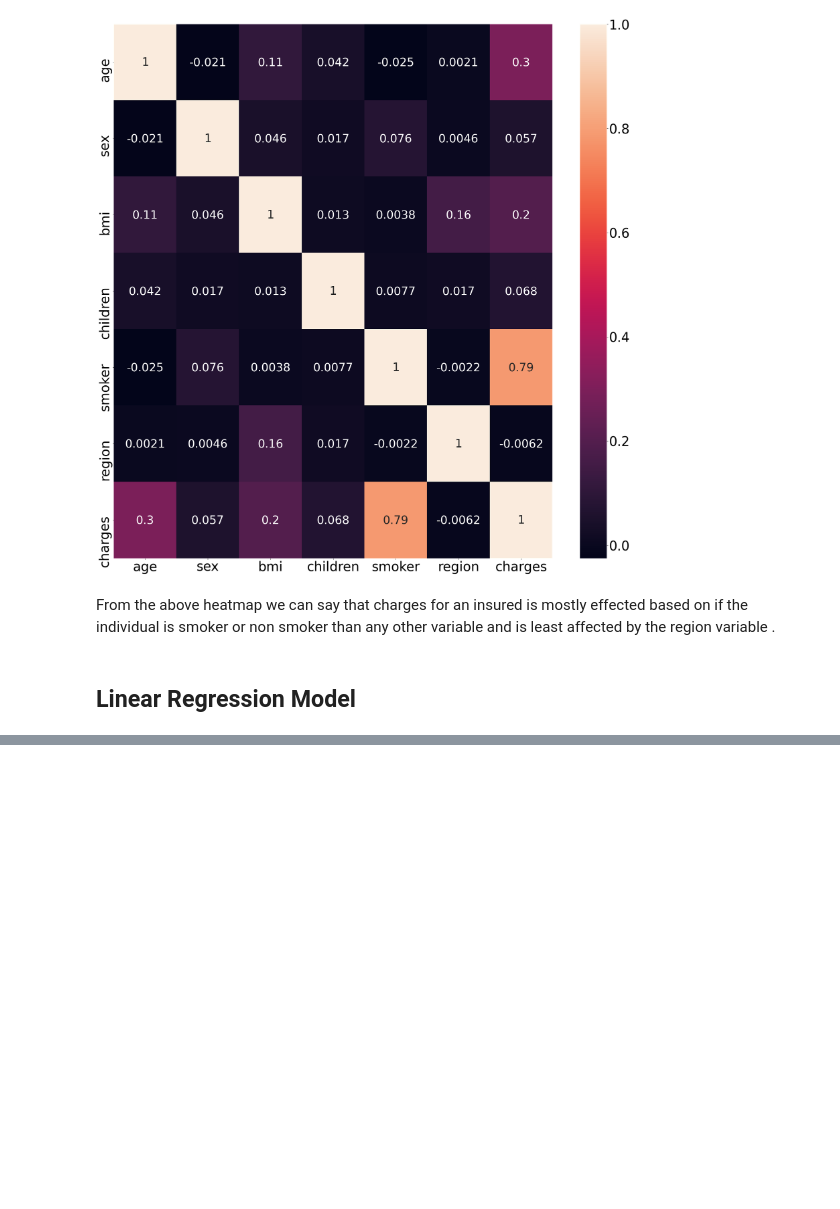
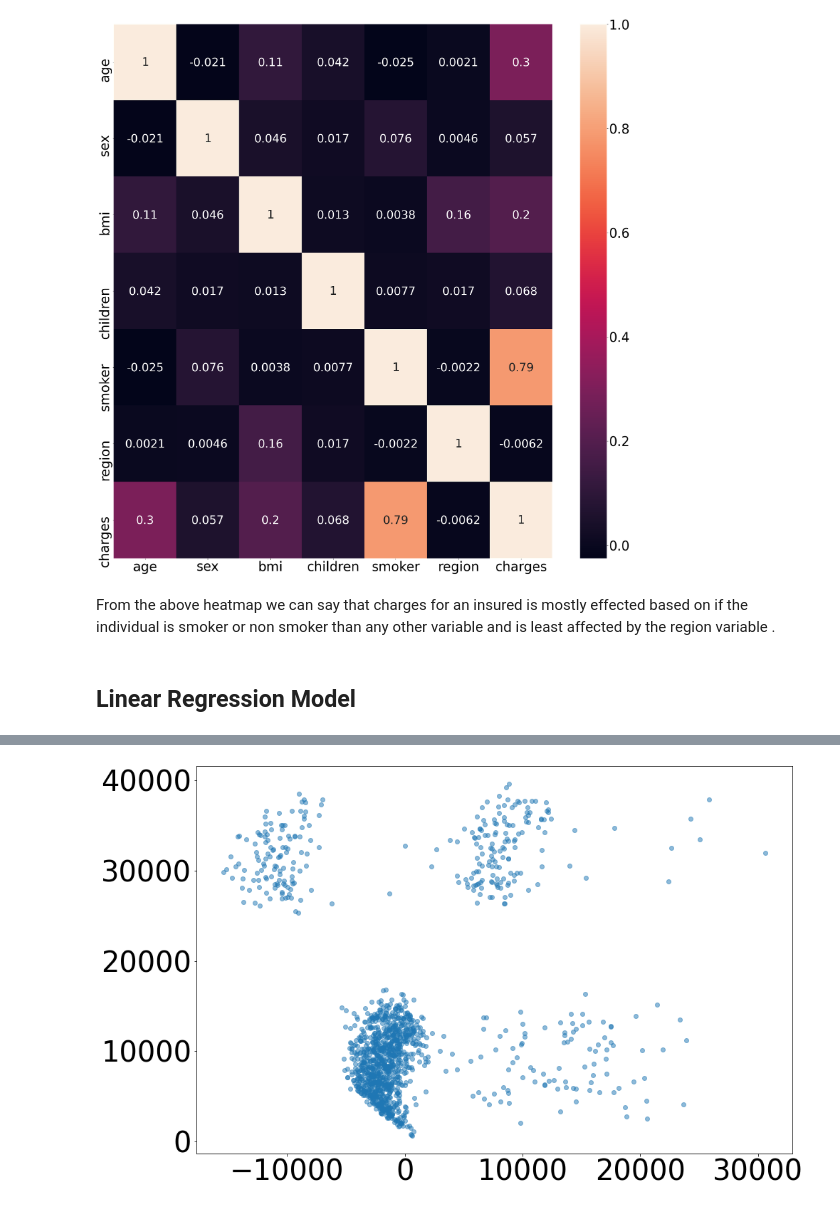
Before and after one commit to nidhitalastha/Internship, a Jupyter notebook: Insurance_analysis/INSURANCE_EDA.ipynb, the cells around one changed output, grey strips where cells are left out. Saved outputs shown, nothing was run; the diff lists cells and outputs as text; code cells hidden in the pictures; blank space fills up the shorter version.

```diff
--- a/Insurance_analysis/INSURANCE_EDA.ipynb
+++ b/Insurance_analysis/INSURANCE_EDA.ipynb
@@ -467,0 +470,6 @@ print(df4.head())
+# %%
+plt.figure(figsize=(15,10))
+plt.scatter(residual, pred_val, alpha = 0.5)
+plt.show()
+# %% [output]
+[figure, added]
```
Also changed, not shown: parts of 28 cells of this notebook, 1 other file.
